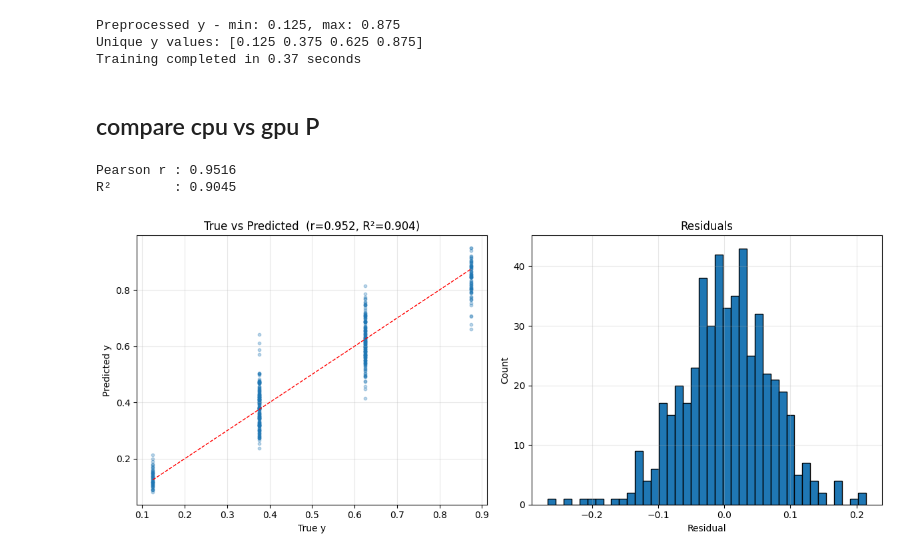
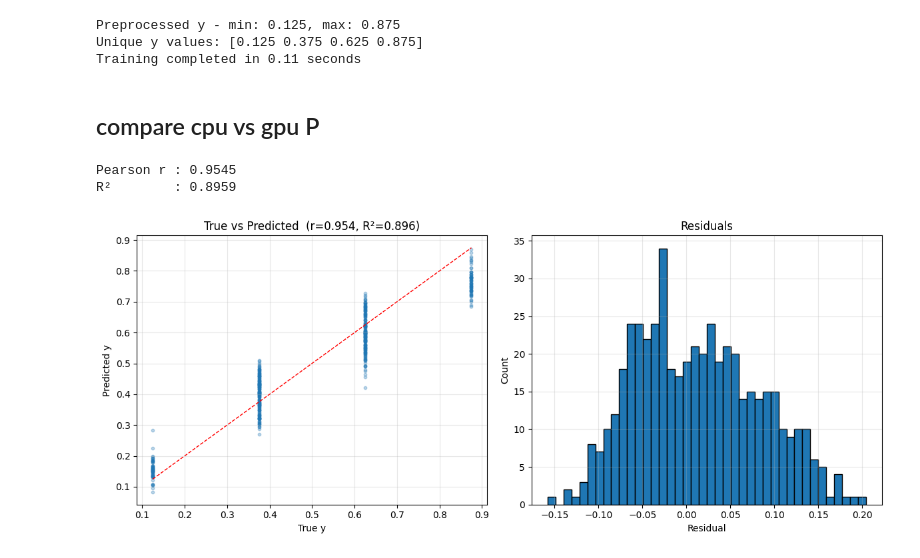
Before and after one commit to jboilard1994/PackBoost, a Jupyter notebook: toy.ipynb, the cells around one changed output. Cells and saved outputs as stored; diff of their text form; code cells hidden in the pictures.

```diff
--- a/toy.ipynb
+++ b/toy.ipynb
@@ -1,6 +1,8 @@
 # %%
 device="cuda"
 # %%
+import os
+import random
 import numpy as np
 import copy
 from packboost.core import PackBoost
@@ -8,23 +10,39 @@ from sklearn.preprocessing import MinMaxScaler
 import pandas as pd
 import time
 
-np.random.seed(42)
-X = np.random.randint(0, 4, (100000, 20), dtype='i1')
-Xval = np.random.randint(0, 4, (2000, 20), dtype='i1')
-X_test = np.random.randint(0, 4, (500, 20), dtype='i1')
+SEED = 42
+os.environ["PYTHONHASHSEED"] = str(SEED)
+os.environ["OMP_NUM_THREADS"] = "1"
+os.environ["MKL_NUM_THREADS"] = "1"
+random.seed(SEED)
+np.random.seed(SEED)
 
-def make_y(X_):
+try:
+    import torch
+    torch.manual_seed(SEED)
+    torch.set_num_threads(1)
+    torch.set_num_interop_threads(1)
+    torch.use_deterministic_algorithms(True, warn_only=True)
+except Exception:
+    pass
+
+rng_data = np.random.default_rng(SEED)
+X = rng_data.integers(0, 4, (100000, 20), dtype=np.int8)
+Xval = rng_data.integers(0, 4, (2000, 20), dtype=np.int8)
+X_test = rng_data.integers(0, 4, (500, 20), dtype=np.int8)
+
+def make_y(X_, rng_noise):
     # Spread signal across many dimensions with small interaction terms
     return (
-        0.35 * X_[:, 0].astype('f4')
-        + 0.28 * X_[:, 1].astype('f4')
-        + 0.22 * X_[:, 2].astype('f4')
-        + 0.010 * np.random.randn(len(X_)).astype('f4')
+        0.35 * X_[:, 0].astype(np.float32)
+        + 0.28 * X_[:, 1].astype(np.float32)
+        + 0.22 * X_[:, 2].astype(np.float32)
+        + 0.010 * rng_noise.standard_normal(len(X_), dtype=np.float32)
     )
 
-y    = make_y(X)
-yval = make_y(Xval)
-y_test_true = make_y(X_test)
+y = make_y(X, np.random.default_rng(SEED + 1))
+yval = make_y(Xval, np.random.default_rng(SEED + 2))
+y_test_true = make_y(X_test, np.random.default_rng(SEED + 3))
 
 # Apply MinMaxScaler to scale y values to [0, 1]
 scaler = MinMaxScaler(feature_range=(0, 1))
@@ -34,11 +52,17 @@ y_test_true_scaled = scaler.transform(y_test_true.reshape(-1, 1)).ravel()
 
 # Bucketize into [0, 0.25, 0.5, 0.75, 1]
 bins = [0, 0.25, 0.5, 0.75, 1.0]
-labels = [0.125, 0.375, 0.625, 0.875]  # Midpoints of each bucket
+labels = np.array([0.125, 0.375, 0.625, 0.875], dtype=np.float32)  # Use float array for labels
 
-y = np.array(pd.cut(y_scaled, bins=bins, labels=labels, include_lowest=True), dtype=float).astype(np.float32)
-yval = np.array(pd.cut(yval_scaled, bins=bins, labels=labels, include_lowest=True), dtype=float).astype(np.float32)
-y_test_true = np.array(pd.cut(y_test_true_scaled, bins=bins, labels=labels, include_lowest=True), dtype=float).astype(np.float32)
+# Use pd.cut and convert labels properly
+y_cat = pd.cut(y_scaled, bins=bins, labels=labels, include_lowest=True)
+y = labels[y_cat.codes].astype(np.float32)
+
+yval_cat = pd.cut(yval_scaled, bins=bins, labels=labels, include_lowest=True)
+yval = labels[yval_cat.codes].astype(np.float32)
+
+y_test_cat = pd.cut(y_test_true_scaled, bins=bins, labels=labels, include_lowest=True)
+y_test_true = labels[y_test_cat.codes].astype(np.float32)
 
 print(f"Preprocessed y - min: {y.min()}, max: {y.max()}")
 print(f"Unique y values: {np.unique(y)}")
@@ -48,56 +72,56 @@ start = time.time()
 model.fit(
     X, y,
     Xv=Xval, Yv=yval,
-    rounds=200,
+    rounds=30,
     max_depth=8,
     nfolds=4,
     lr=1.0,
-    seed=42,
+    seed=SEED,
     nfeatsets=2,
     encode_cut_device=device,
-    L2 = 10_000.0,
-    min_child_weight= 200.0,
-    min_split_gain= 0.0,
+    L2=1_000.0,
+    min_child_weight=200.0,
+    min_split_gain=0.0,
 )
 end = time.time()
 print(f"Training completed in {end - start:.2f} seconds")
 # %% [output]
 Preprocessed y - min: 0.125, max: 0.875
 Unique y values: [0.125 0.375 0.625 0.875]
-Training completed in 0.37 seconds
+Training completed in 0.11 seconds
 # %% [markdown]
 ## compare cpu vs gpu P
 # %%
 import matplotlib.pyplot as plt
 
-preds = model.predict(X_test)/ (1 << 30)
+preds = model.predict(X_test)
 corr = np.corrcoef(preds, y_test_true)[0, 1]
 ss_res = np.sum((y_test_true - preds) ** 2)
 ss_tot = np.sum((y_test_true - y_test_true.mean()) ** 2)
 r2 = 1.0 - ss_res / ss_tot
 
 print(f"Pearson r : {corr:.4f}")
 print(f"R²        : {r2:.4f}")
 
 fig, axes = plt.subplots(1, 2, figsize=(12, 5))
 
 axes[0].scatter(y_test_true, preds, alpha=0.3, s=10)
 lo, hi = y_test_true.min(), y_test_true.max()
 axes[0].plot([lo, hi], [lo, hi], 'r--', linewidth=1)
 axes[0].set_xlabel("True y")
 axes[0].set_ylabel("Predicted y")
 axes[0].set_title(f"True vs Predicted  (r={corr:.3f}, R²={r2:.3f})")
 axes[0].grid(True, alpha=0.3)
 
 axes[1].hist(y_test_true - preds, bins=40, edgecolor='black')
 axes[1].set_xlabel("Residual")
 axes[1].set_ylabel("Count")
 axes[1].set_title("Residuals")
 axes[1].grid(True, alpha=0.3)
 
 plt.tight_layout()
 plt.show()
 # %% [output]
-Pearson r : 0.9516
-R²        : 0.9045
+Pearson r : 0.9545
+R²        : 0.8959
-[figure, old version]
+[figure, new version]
```
